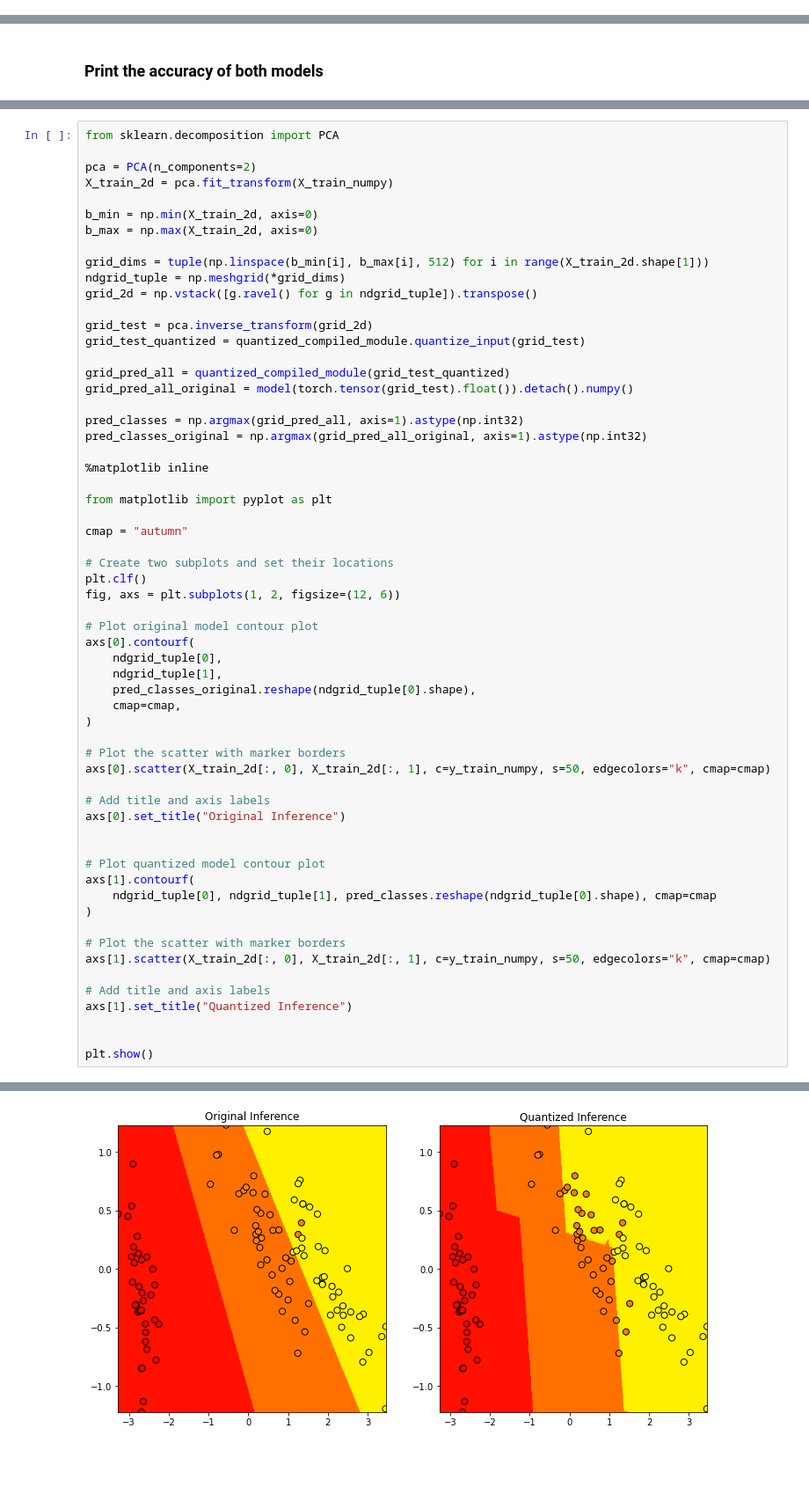
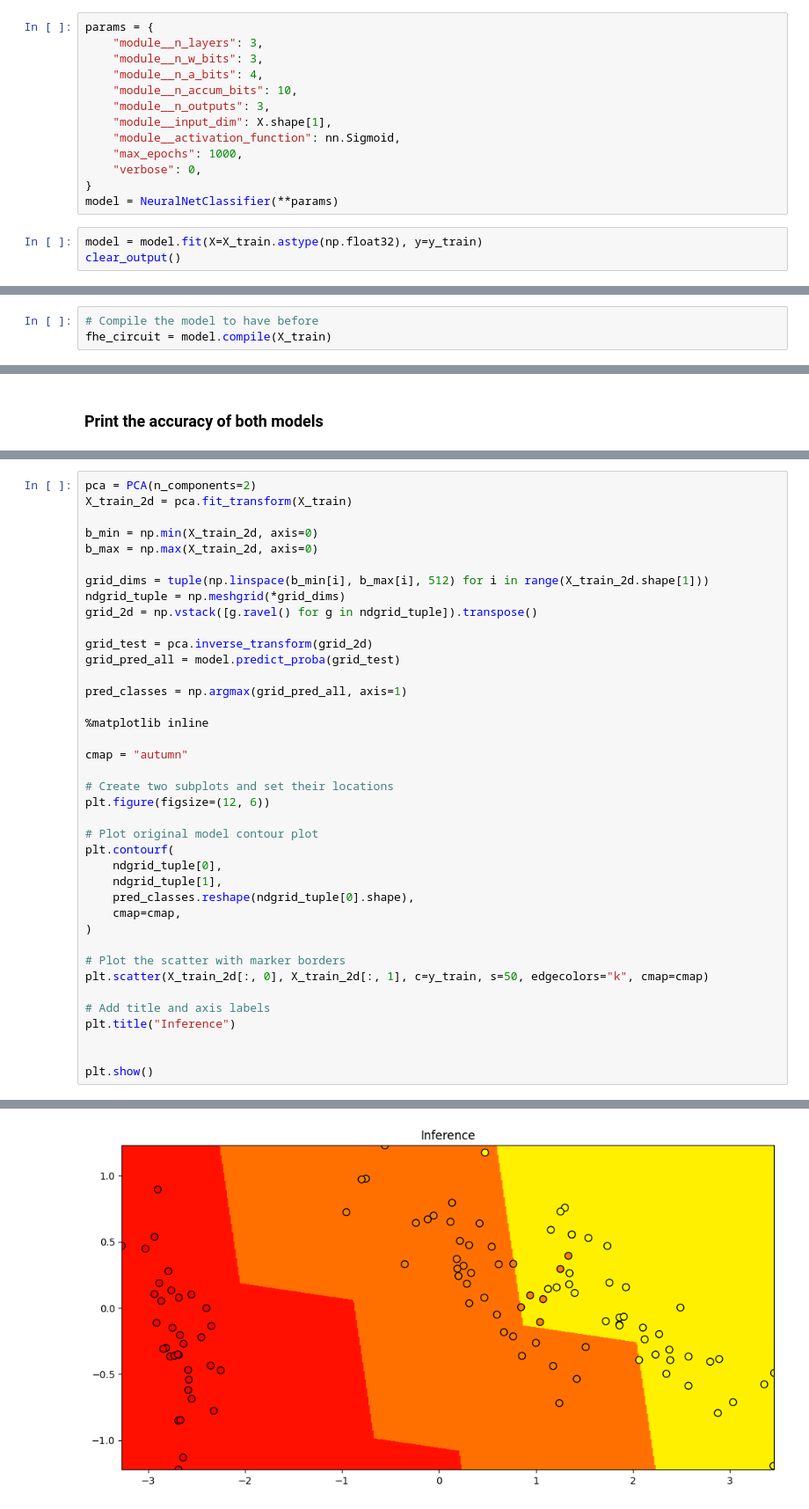
Before and after one commit to zama-ai/concrete-ml, a Jupyter notebook: docs/advanced_examples/FullyConnectedNeuralNetwork.ipynb, the cells around one changed output, grey strips where cells are left out. Shown: that part at 88% size. Cells and saved outputs as stored; diff of their text form; blank space fills up the shorter version.

Commit message:
chore: update fully connected neural network with built-in qnn (with QAT)

```diff
--- a/docs/advanced_examples/FullyConnectedNeuralNetwork.ipynb
+++ b/docs/advanced_examples/FullyConnectedNeuralNetwork.ipynb
@@ -161,0 +31,16 @@ quant_model_predictions = quantized_compiled_module(q_X_test_numpy)
+# %%
+params = {
+    "module__n_layers": 3,
+    "module__n_w_bits": 3,
+    "module__n_a_bits": 4,
+    "module__n_accum_bits": 10,
+    "module__n_outputs": 3,
+    "module__input_dim": X.shape[1],
+    "module__activation_function": nn.Sigmoid,
+    "max_epochs": 1000,
+    "verbose": 0,
+}
+model = NeuralNetClassifier(**params)
+# %%
+model = model.fit(X=X_train.astype(np.float32), y=y_train)
+clear_output()
@@ -162,3 +55,6 @@ quant_model_predictions = quantized_compiled_module(q_X_test_numpy)
+# %%
+# Compile the model to have before
+fhe_circuit = model.compile(X_train)
 # %% [markdown]
 ### Generate the key
 # %%
@@ -210,8 +93,6 @@ Test Accuracy Homomorphic Inference: 89.47%
 # %%
-from sklearn.decomposition import PCA
-
 pca = PCA(n_components=2)
-X_train_2d = pca.fit_transform(X_train_numpy)
+X_train_2d = pca.fit_transform(X_train)
 
 b_min = np.min(X_train_2d, axis=0)
 b_max = np.max(X_train_2d, axis=0)
@@ -221,49 +102,30 @@ ndgrid_tuple = np.meshgrid(*grid_dims)
 grid_2d = np.vstack([g.ravel() for g in ndgrid_tuple]).transpose()
 
 grid_test = pca.inverse_transform(grid_2d)
-grid_test_quantized = quantized_compiled_module.quantize_input(grid_test)
+grid_pred_all = model.predict_proba(grid_test)
 
-grid_pred_all = quantized_compiled_module(grid_test_quantized)
-grid_pred_all_original = model(torch.tensor(grid_test).float()).detach().numpy()
-
-pred_classes = np.argmax(grid_pred_all, axis=1).astype(np.int32)
-pred_classes_original = np.argmax(grid_pred_all_original, axis=1).astype(np.int32)
+pred_classes = np.argmax(grid_pred_all, axis=1)
 
 %matplotlib inline
-
-from matplotlib import pyplot as plt
 
 cmap = "autumn"
 
 # Create two subplots and set their locations
-plt.clf()
-fig, axs = plt.subplots(1, 2, figsize=(12, 6))
+plt.figure(figsize=(12, 6))
 
 # Plot original model contour plot
-axs[0].contourf(
+plt.contourf(
     ndgrid_tuple[0],
     ndgrid_tuple[1],
-    pred_classes_original.reshape(ndgrid_tuple[0].shape),
+    pred_classes.reshape(ndgrid_tuple[0].shape),
     cmap=cmap,
 )
 
 # Plot the scatter with marker borders
-axs[0].scatter(X_train_2d[:, 0], X_train_2d[:, 1], c=y_train_numpy, s=50, edgecolors="k", cmap=cmap)
+plt.scatter(X_train_2d[:, 0], X_train_2d[:, 1], c=y_train, s=50, edgecolors="k", cmap=cmap)
 
 # Add title and axis labels
-axs[0].set_title("Original Inference")
-
-
-# Plot quantized model contour plot
-axs[1].contourf(
-    ndgrid_tuple[0], ndgrid_tuple[1], pred_classes.reshape(ndgrid_tuple[0].shape), cmap=cmap
-)
-
-# Plot the scatter with marker borders
-axs[1].scatter(X_train_2d[:, 0], X_train_2d[:, 1], c=y_train_numpy, s=50, edgecolors="k", cmap=cmap)
-
-# Add title and axis labels
-axs[1].set_title("Quantized Inference")
+plt.title("Inference")
 
 
 plt.show()
@@ -272 +133 @@ plt.show()
-[figure, old version]
+[figure, new version]
```
Also changed, not shown: parts of 26 cells of this notebook.
